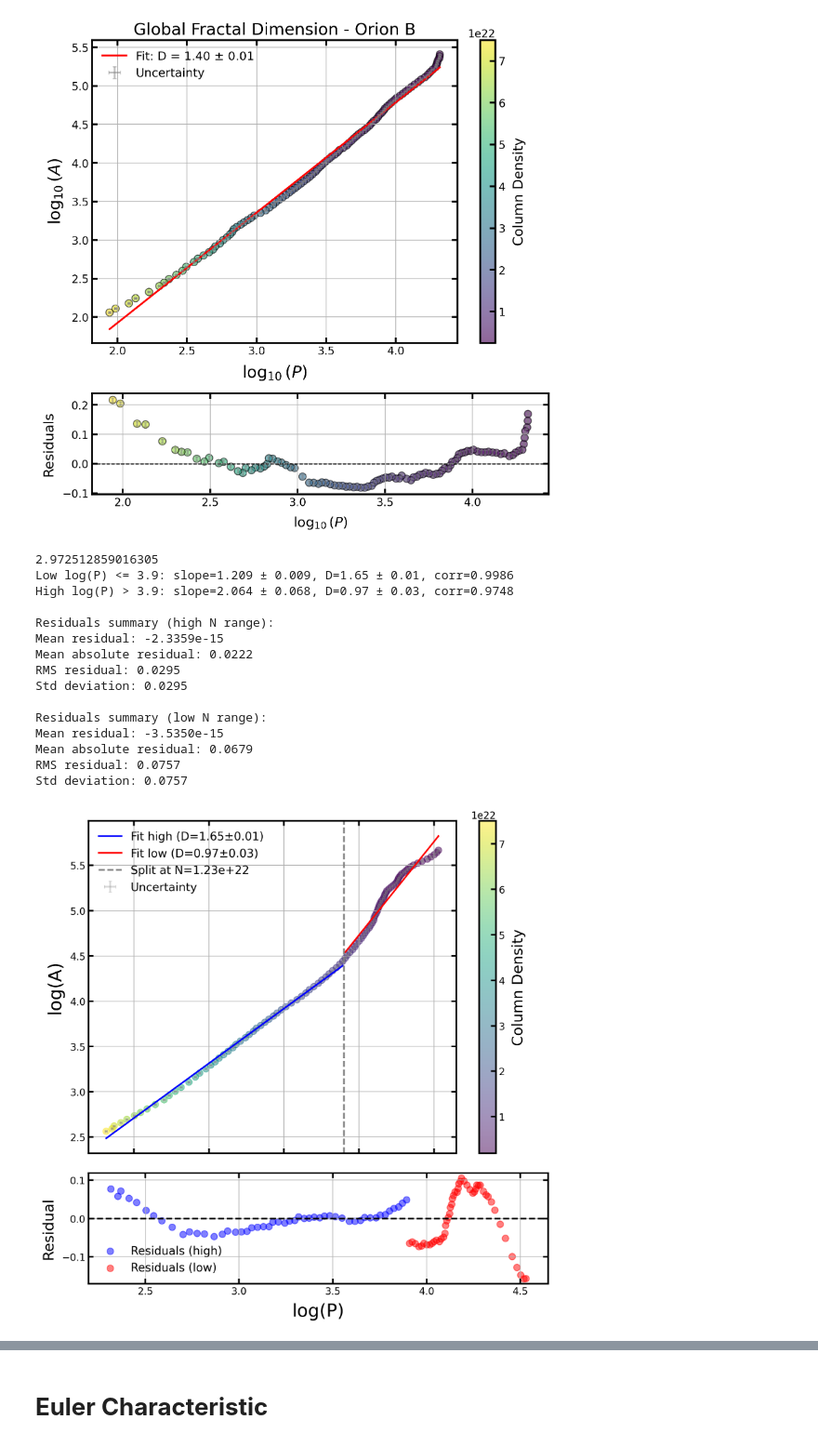
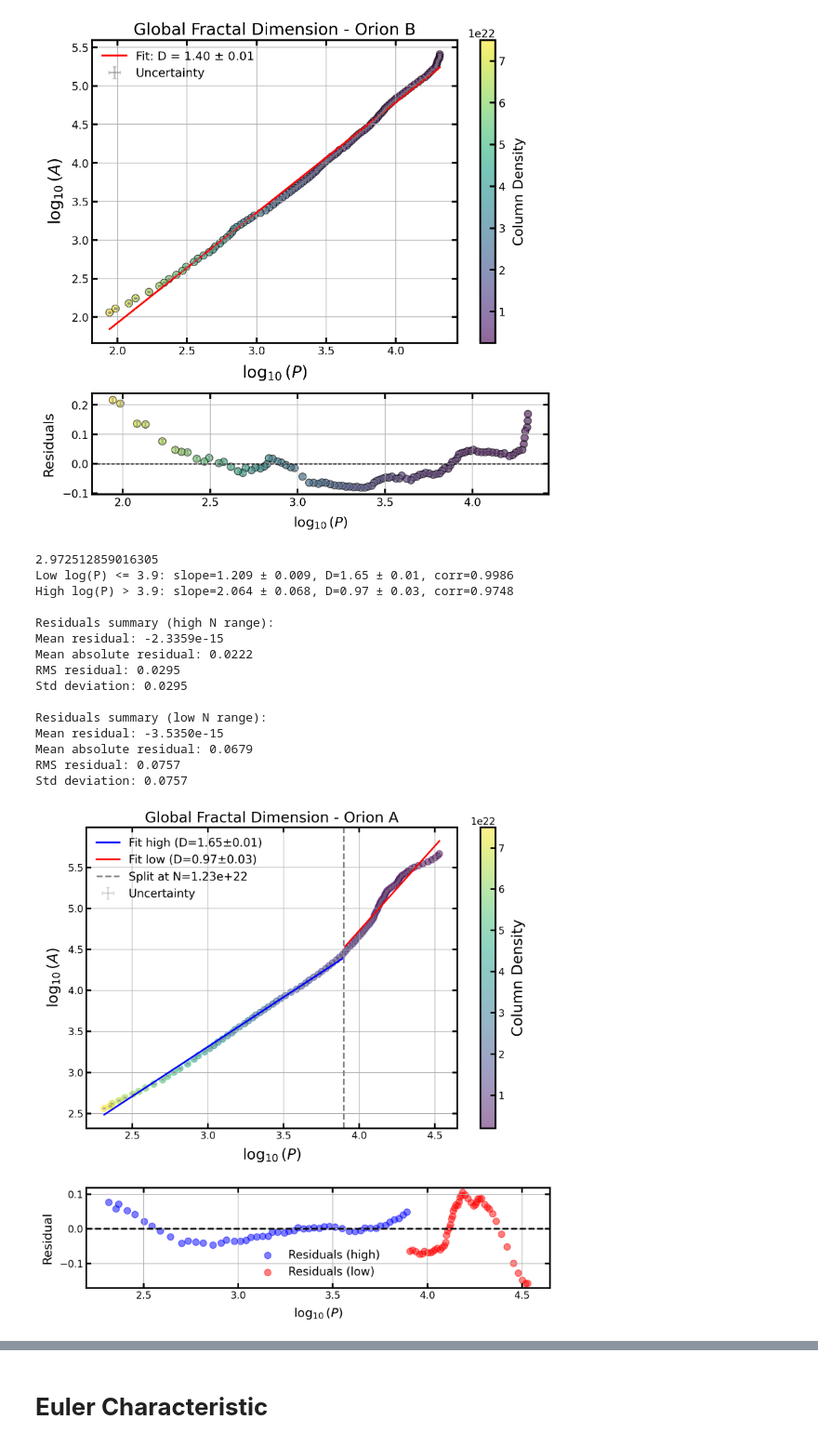
Before and after one commit to SimoneSped/fractal_OMC, a Jupyter notebook: Global_Properties.ipynb, the cells around one changed output, grey strips where cells are left out. Shown at 93% size. Drawn from its saved outputs; the diff is of its cells as text; code cells hidden in the pictures.

```diff
--- a/Global_Properties.ipynb
+++ b/Global_Properties.ipynb
@@ -501,38 +501,43 @@ axs[0].axvline(split_value, color="gray", linestyle="--", label=f"Split at N={sp
 cbar = fig.colorbar(sc, ax=axs[0])
 cbar.set_label("Column Density", fontsize=18)
 
-axs[0].set_ylabel("log(A)", fontsize=22)
+axs[0].set_title("Global Fractal Dimension - Orion A", fontsize=18)
+axs[0].set_ylabel(r"$\log_{10}(A)$", fontsize=18)
+axs[0].set_xlabel(r"$\log_{10}(P)$", fontsize=18)
+
+axs[0].tick_params(axis='x', which='both', bottom=True, top=True, labelbottom=True)
+
 axs[0].legend(fontsize=14)
 axs[0].grid(True)
 
 # Residuals plot
 axs[1].scatter(log_perimeters[mask_low], residuals_low, color="blue", alpha=0.5, label="Residuals (high)")
 axs[1].scatter(log_perimeters[mask_high], residuals_high, color="red", alpha=0.5, label="Residuals (low)")
 axs[1].axhline(0, color="black", linestyle="--")
-axs[1].set_xlabel("log(P)", fontsize=22)
-axs[1].set_ylabel("Residual", fontsize=18)
+axs[1].set_xlabel(r"$\log_{10}(P)$", fontsize=15)
+axs[1].set_ylabel("Residual", fontsize=15)
 axs[1].legend(fontsize=14)
 axs[1].grid(True)
 
-plt.tight_layout(h_pad=2.0)
+plt.tight_layout(h_pad=2.5)
 plt.show()
 # %% [output]
 2.972512859016305
 Low log(P) <= 3.9: slope=1.209 ± 0.009, D=1.65 ± 0.01, corr=0.9986
 High log(P) > 3.9: slope=2.064 ± 0.068, D=0.97 ± 0.03, corr=0.9748
 
 Residuals summary (high N range):
 Mean residual: -2.3359e-15
 Mean absolute residual: 0.0222
 RMS residual: 0.0295
 Std deviation: 0.0295
 
 Residuals summary (low N range):
 Mean residual: -3.5350e-15
 Mean absolute residual: 0.0679
 RMS residual: 0.0757
 Std deviation: 0.0757
-[figure, old version]
+[figure, new version]
 # %%
 show_regions_with_sections(N_H2_OB, n_regions= 0, thresholds=[2.5e21, 1.21e22, 7.5e22])
 # %% [output]
```
Also changed, not shown: parts of 1 cell of this notebook, 5 other files.
